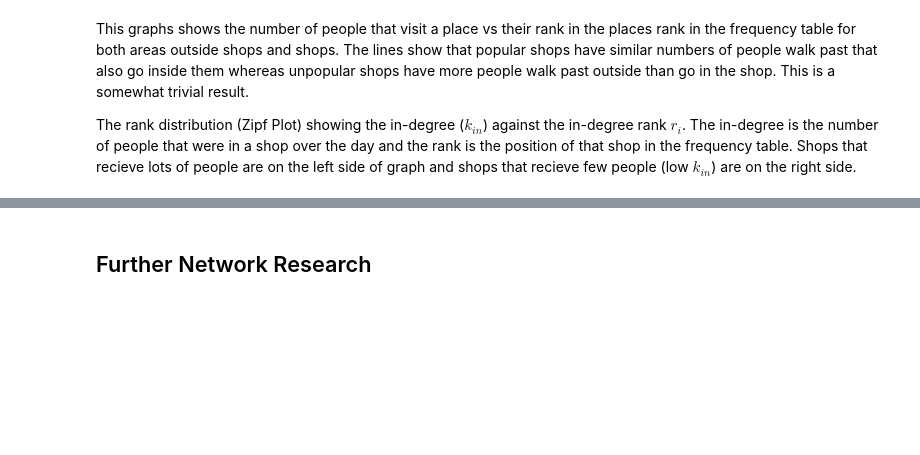
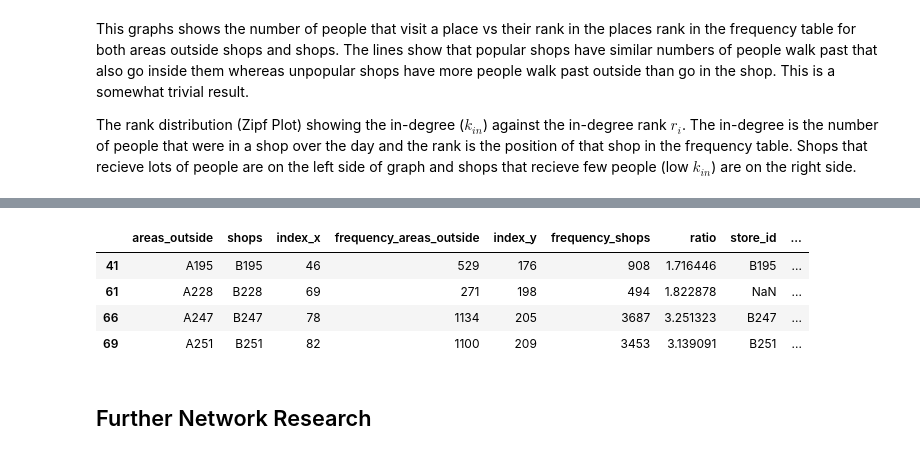
Before and after one commit to Beaulieu318/msci-complexity-project, a Jupyter notebook: msci/analysis/notebooks/bsc_networks_analysis.ipynb, the cells around one changed output, grey strips where cells are left out. Saved outputs shown, nothing was run; the diff lists cells and outputs as text; code cells hidden in the pictures; blank space fills up the shorter version.

```diff
--- a/msci/analysis/notebooks/bsc_networks_analysis.ipynb
+++ b/msci/analysis/notebooks/bsc_networks_analysis.ipynb
@@ -181,3 +198,11 @@ The rank distribution (Zipf Plot) showing the in-degree ($k_{in}$) against the i
+# %%
+shop_area_df[shop_area_df.ratio > 1.5]
+# %% [output]
+|  | areas_outside | shops | index_x | frequency_areas_outside | index_y | frequency_shops | ratio | store_id | ... |
+| 41 | A195 | B195 | 46 | 529 | 176 | 908 | 1.716446 | B195 | ... |
+| 61 | A228 | B228 | 69 | 271 | 198 | 494 | 1.822878 | NaN | ... |
+| 66 | A247 | B247 | 78 | 1134 | 205 | 3687 | 3.251323 | B247 | ... |
+| 69 | A251 | B251 | 82 | 1100 | 209 | 3453 | 3.139091 | B251 | ... |
 # %% [markdown]
 ## Further Network Research
 # %% [markdown]
```
Also changed, not shown: parts of 5 cells of this notebook, 9 other files.
